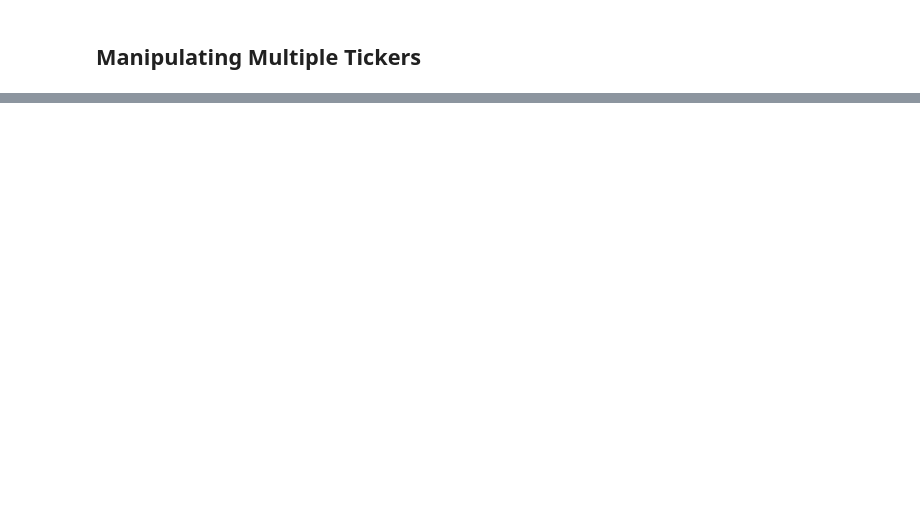
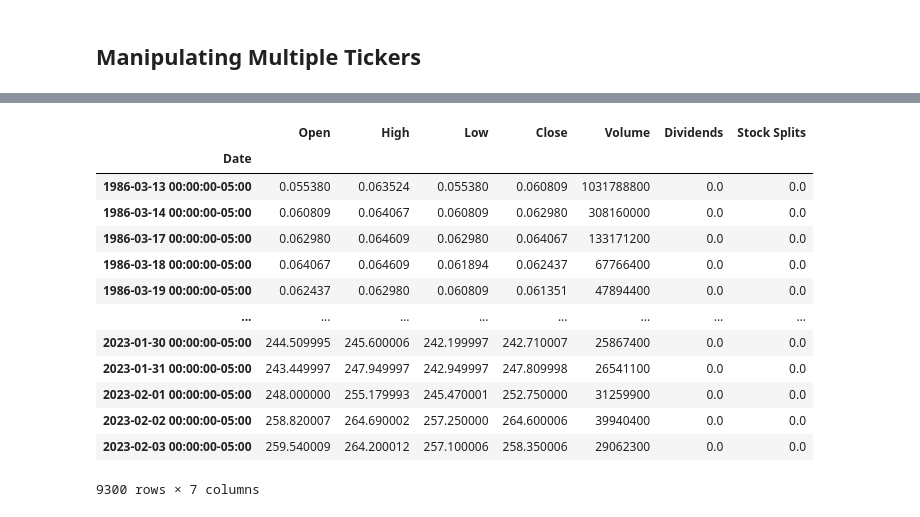
Before and after one commit to andrewbrowne3/MACD_RSI_screen, a Jupyter notebook: Testing Notebook.ipynb, the cells around one changed output, grey strips where cells are left out. Saved outputs shown, nothing was run; the diff lists cells and outputs as text; code cells hidden in the pictures; blank space fills up the shorter version.

```diff
--- a/Testing Notebook.ipynb
+++ b/Testing Notebook.ipynb
@@ -77,0 +189,18 @@ current_ratios
+# %%
+MSFT = yf.Ticker('MSFT')
+MSFT.history(period='max')
+# %% [output]
+|  | Open | High | Low | Close | Volume | Dividends | Stock Splits |
+| Date |  |  |  |  |  |  |  |
+| 1986-03-13 00:00:00-05:00 | 0.055380 | 0.063524 | 0.055380 | 0.060809 | 1031788800 | 0.0 | 0.0 |
+| 1986-03-14 00:00:00-05:00 | 0.060809 | 0.064067 | 0.060809 | 0.062980 | 308160000 | 0.0 | 0.0 |
+| 1986-03-17 00:00:00-05:00 | 0.062980 | 0.064609 | 0.062980 | 0.064067 | 133171200 | 0.0 | 0.0 |
+| 1986-03-18 00:00:00-05:00 | 0.064067 | 0.064609 | 0.061894 | 0.062437 | 67766400 | 0.0 | 0.0 |
+| 1986-03-19 00:00:00-05:00 | 0.062437 | 0.062980 | 0.060809 | 0.061351 | 47894400 | 0.0 | 0.0 |
+| ... | ... | ... | ... | ... | ... | ... | ... |
+| 2023-01-30 00:00:00-05:00 | 244.509995 | 245.600006 | 242.199997 | 242.710007 | 25867400 | 0.0 | 0.0 |
+| 2023-01-31 00:00:00-05:00 | 243.449997 | 247.949997 | 242.949997 | 247.809998 | 26541100 | 0.0 | 0.0 |
+| 2023-02-01 00:00:00-05:00 | 248.000000 | 255.179993 | 245.470001 | 252.750000 | 31259900 | 0.0 | 0.0 |
+| 2023-02-02 00:00:00-05:00 | 258.820007 | 264.690002 | 257.250000 | 264.600006 | 39940400 | 0.0 | 0.0 |
+| 2023-02-03 00:00:00-05:00 | 259.540009 | 264.200012 | 257.100006 | 258.350006 | 29062300 | 0.0 | 0.0 |
+9300 rows × 7 columns
```
Also changed, not shown: parts of 19 cells of this notebook.
